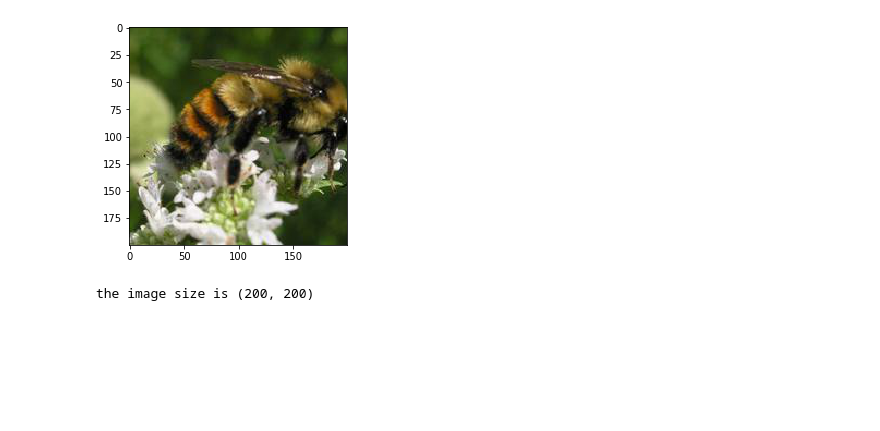
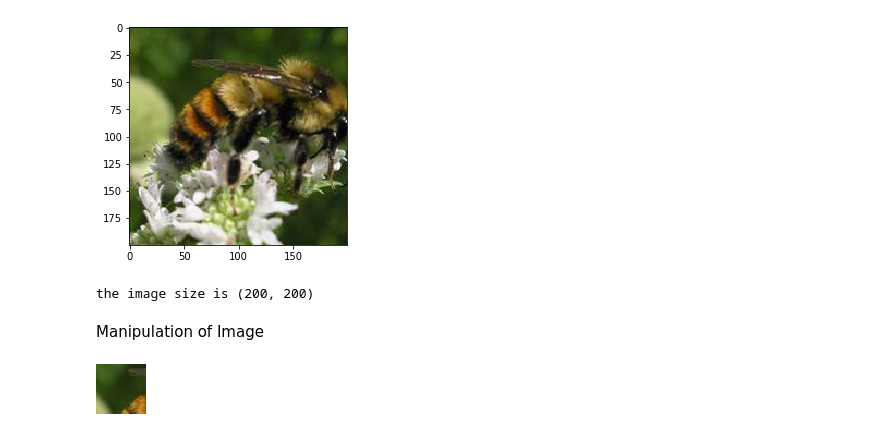
Before and after one commit to juansantateresa/juan, a Jupyter notebook: Projects/Naïve Bees Image Loading and Processing.ipynb, the cells around one changed output. Saved outputs shown, nothing was run; the diff lists cells and outputs as text; code cells hidden in the pictures; blank space fills up the shorter version.

```diff
--- a/Projects/Naïve Bees Image Loading and Processing.ipynb
+++ b/Projects/Naïve Bees Image Loading and Processing.ipynb
@@ -47,3 +47,10 @@ img_size = img.size
 print('the image size is {} '.format(img_size))
 # %% [output]
 the image size is (200, 200)
+# %% [markdown]
+Manipulation of Image
+# %%
+img_cropped = img.crop((25,25,75,75))
+display(img_cropped)
+# %% [output]
+[figure, added]
```
Also changed, not shown: parts of 17 cells of this notebook.
